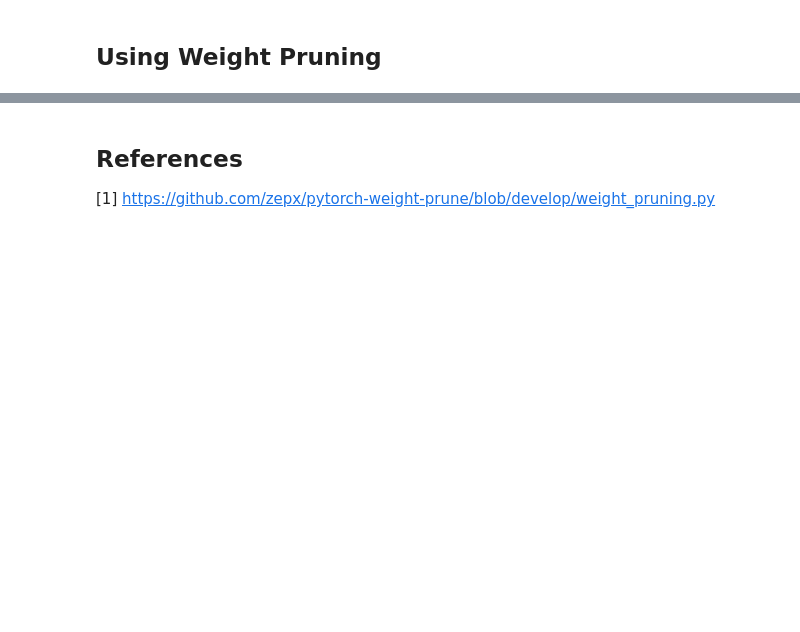
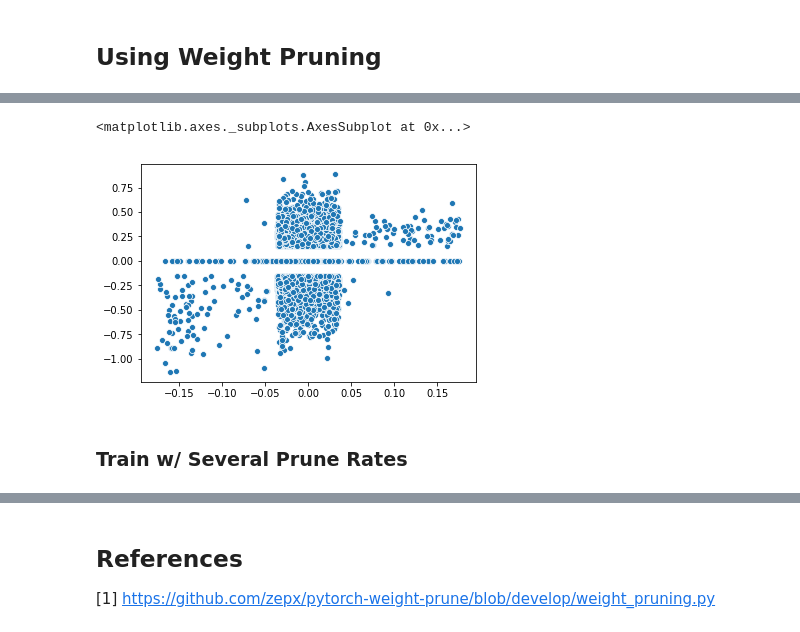
Before and after one commit to rsilveira79/paper_notes, a Jupyter notebook: other_topics/notebooks/lottery_trick_pytorch.ipynb, the cells around one changed output, grey strips where cells are left out. Saved outputs shown, nothing was run; the diff lists cells and outputs as text; code cells hidden in the pictures; blank space fills up the shorter version.

```diff
--- a/other_topics/notebooks/lottery_trick_pytorch.ipynb
+++ b/other_topics/notebooks/lottery_trick_pytorch.ipynb
@@ -295,0 +510,7 @@ def prune_model(model, pruning_perc):
+# %%
+## prune after training
+model_plot = MLP_weight_prunning(INPUT_SIZE, HIDDEN_SIZE, NUM_LABELS)
+weights_original = get_weights(model_plot)
+criterion = nn.CrossEntropyLoss()
+optimizer = optim.Adam(model_plot.parameters(), lr=params['learning_rate'])
+train(model_plot, trainloader, criterion, optimizer, n_epochs = params['num_epochs'])
@@ -296,2 +526,11 @@ def prune_model(model, pruning_perc):
+# %%
+model_plot_pruned = prune_model(model_plot, 70)
+weights_pruned_trained = get_weights(model_plot_pruned)
+sns.scatterplot(weights_original, weights_pruned_trained )
+# %% [output]
+<matplotlib.axes._subplots.AxesSubplot at 0x...>
+[figure, added]
+# %% [markdown]
+### Train w/ Several Prune Rates
 # %%
 percentile_prune = [10, 20, 30, 50, 70, 90, 91, 92, 93, 94, 95, 96, 97, 98, 99]
```
Also changed, not shown: parts of 48 cells of this notebook.
